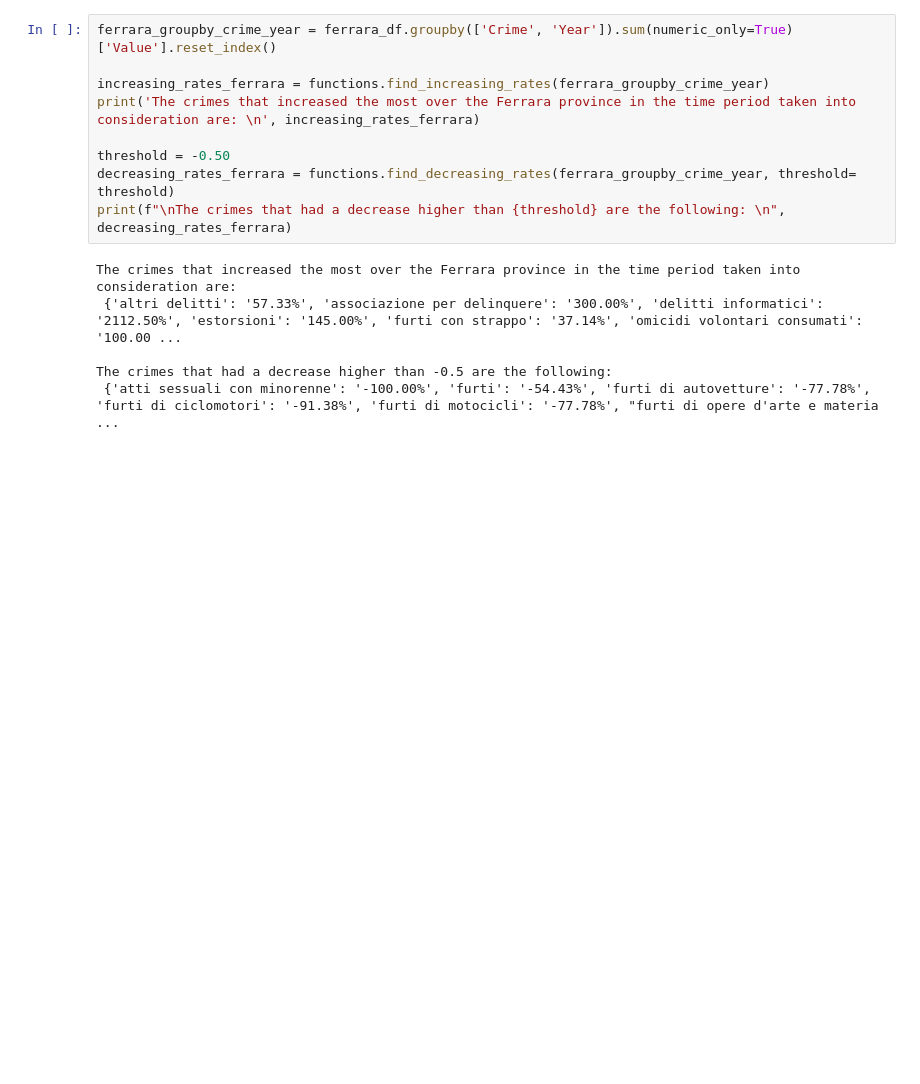
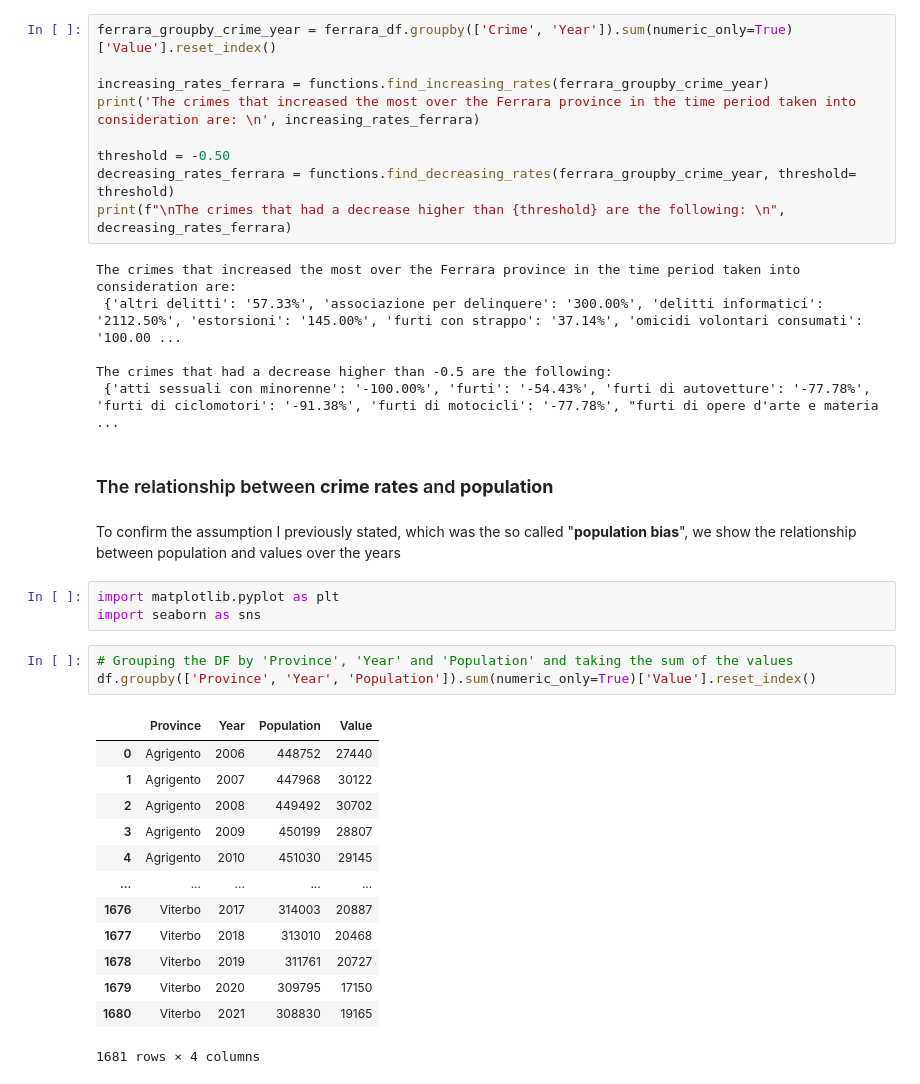
Before and after one commit to marcocolognesi/Crime-Rates-in-Italy-from-2006-to-2021, a Jupyter notebook: results.ipynb, the cells around one changed output. Drawn from its saved outputs; the diff is of its cells as text; blank space fills up the shorter version.

```diff
--- a/results.ipynb
+++ b/results.ipynb
@@ -255,3 +255,27 @@ The crimes that increased the most over the Ferrara province in the time period
 
 The crimes that had a decrease higher than -0.5 are the following:
  {'atti sessuali con minorenne': '-100.00%', 'furti': '-54.43%', 'furti di autovetture': '-77.78%', 'furti di ciclomotori': '-91.38%', 'furti di motocicli': '-77.78%', "furti di opere d'arte e materia ...
+# %% [markdown]
+### The relationship between **crime rates** and **population**
+# %% [markdown]
+To confirm the assumption I previously stated, which was the so called "**population bias**", we show the relationship between population and values over the years
+# %%
+import matplotlib.pyplot as plt
+import seaborn as sns
+# %%
+# Grouping the DF by 'Province', 'Year' and 'Population' and taking the sum of the values
+df.groupby(['Province', 'Year', 'Population']).sum(numeric_only=True)['Value'].reset_index()
+# %% [output]
+|  | Province | Year | Population | Value |
+| 0 | Agrigento | 2006 | 448752 | 27440 |
+| 1 | Agrigento | 2007 | 447968 | 30122 |
+| 2 | Agrigento | 2008 | 449492 | 30702 |
+| 3 | Agrigento | 2009 | 450199 | 28807 |
+| 4 | Agrigento | 2010 | 451030 | 29145 |
+| ... | ... | ... | ... | ... |
+| 1676 | Viterbo | 2017 | 314003 | 20887 |
+| 1677 | Viterbo | 2018 | 313010 | 20468 |
+| 1678 | Viterbo | 2019 | 311761 | 20727 |
+| 1679 | Viterbo | 2020 | 309795 | 17150 |
+| 1680 | Viterbo | 2021 | 308830 | 19165 |
+1681 rows × 4 columns
```
Also changed, not shown: parts of 5 cells of this notebook.
